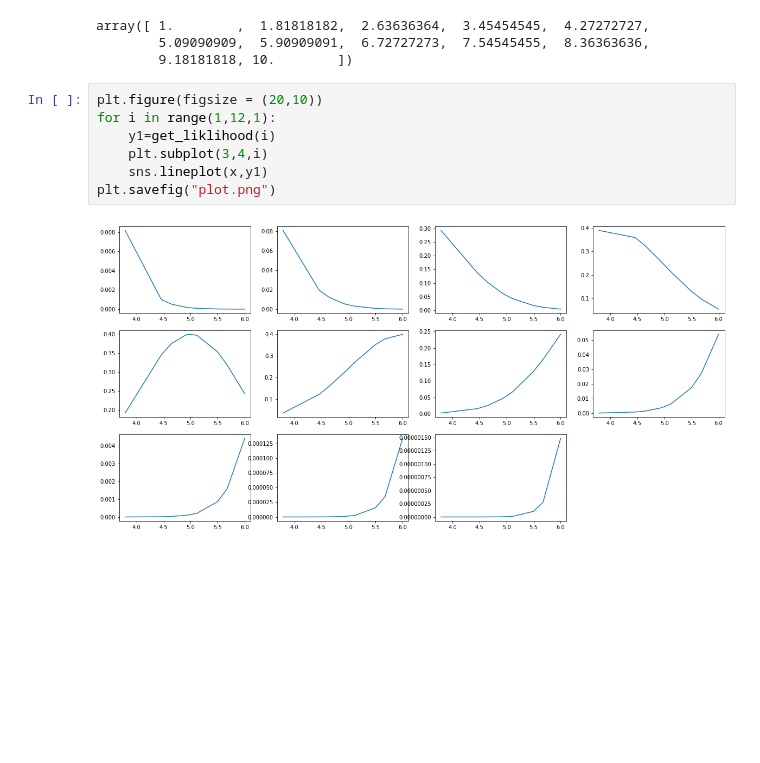
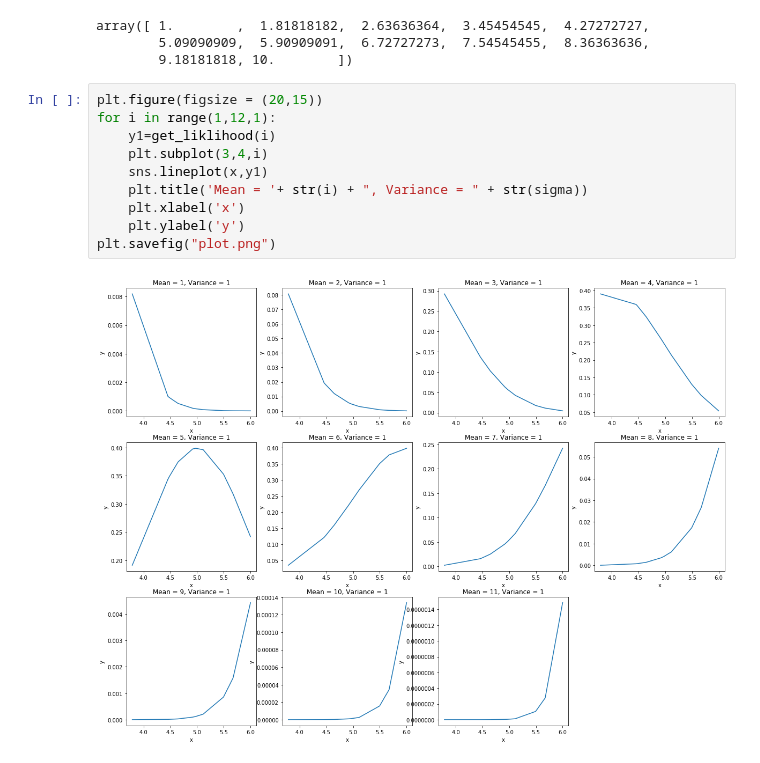
Before and after one commit to bluecoder5015/ML-Assignments, a Jupyter notebook: Task_1/Tutorial_1.ipynb, the cells around one changed output. Drawn from its saved outputs; the diff is of its cells as text; blank space fills up the shorter version.

```diff
--- a/Task_1/Tutorial_1.ipynb
+++ b/Task_1/Tutorial_1.ipynb
@@ -33,11 +33,14 @@ array([ 1.        ,  1.81818182,  2.63636364,  3.45454545,  4.27272727,
         5.09090909,  5.90909091,  6.72727273,  7.54545455,  8.36363636,
         9.18181818, 10.        ])
 # %%
-plt.figure(figsize = (20,10))
+plt.figure(figsize = (20,15))
 for i in range(1,12,1):
     y1=get_liklihood(i)
     plt.subplot(3,4,i)
     sns.lineplot(x,y1)
+    plt.title('Mean = '+ str(i) + ", Variance = " + str(sigma))
+    plt.xlabel('x')
+    plt.ylabel('y')
 plt.savefig("plot.png")
 # %% [output]
-[figure, old version]
+[figure, new version]
```
Also changed, not shown: 1 other file.
